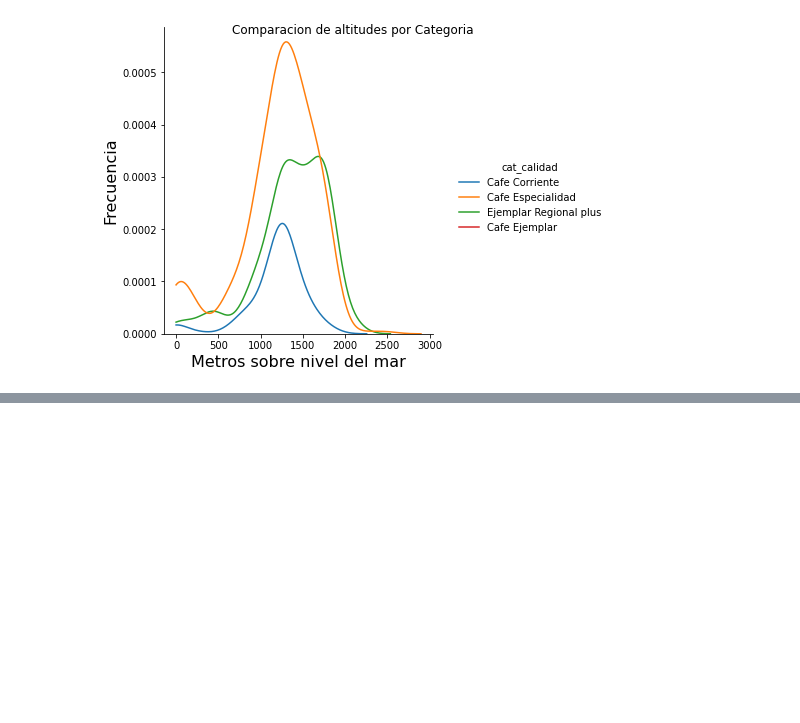
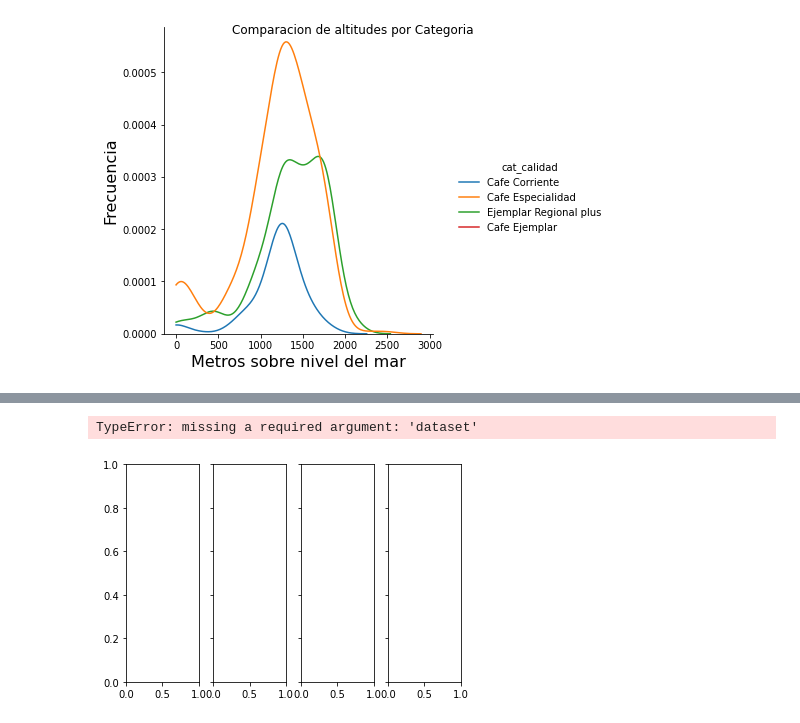
Before and after one commit to jagg2994/Cafe-dataset, a Jupyter notebook: notebook.ipynb, the cells around one changed output, grey strips where cells are left out. Cells and saved outputs as stored; diff of their text form; code cells hidden in the pictures; blank space fills up the shorter version.

Commit message:
Comparando defectos del cafe

```diff
--- a/notebook.ipynb
+++ b/notebook.ipynb
@@ -307,3 +360,18 @@ Text(0.5, 0.98, 'Comparacion de altitudes por Categoria')
+# %%
+# Quiero ver ahora los defectos del cafe
+fig, axs = plt.subplots(ncols=4,sharey=True)
+# plt.fig(figsize=(10, 6))
+df_defects = df[['Moisture','Category.One.Defects', 'Quakers', 'Color', 'Category.Two.Defects','cat_calidad']]
+axs[0].violinplot(y = 'Category.Two.Defects',
+              x = 'cat_calidad',
+              data = df_defects
+)
+
+plt.xticks(rotation = -45)
+# plt.ylim(0, None)
+# %% [output]
+TypeError: missing a required argument: 'dataset'
+[figure, added]
 # %% [markdown]
 <a style='text-decoration:none;line-height:16px;display:flex;color:#5B5B62;padding:10px;justify-content:end;' href='https://deepnote.com?utm_source=created-in-deepnote-cell&projectId=1bbe7208-05f4-4bda-a05e-48e97ac1db26' target="_blank">
 <img alt='Created in deepnote.com' style='display:inline;max-height:16px;margin:0px;margin-right:7.5px;' src='embedded-picture-1' > </img>
```
Also changed, not shown: parts of 7 cells of this notebook, 1 other file.
